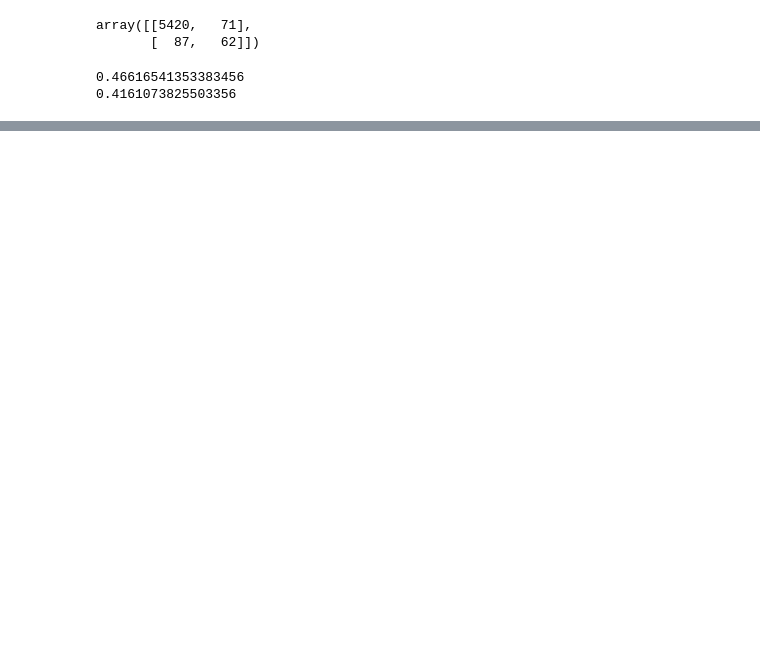
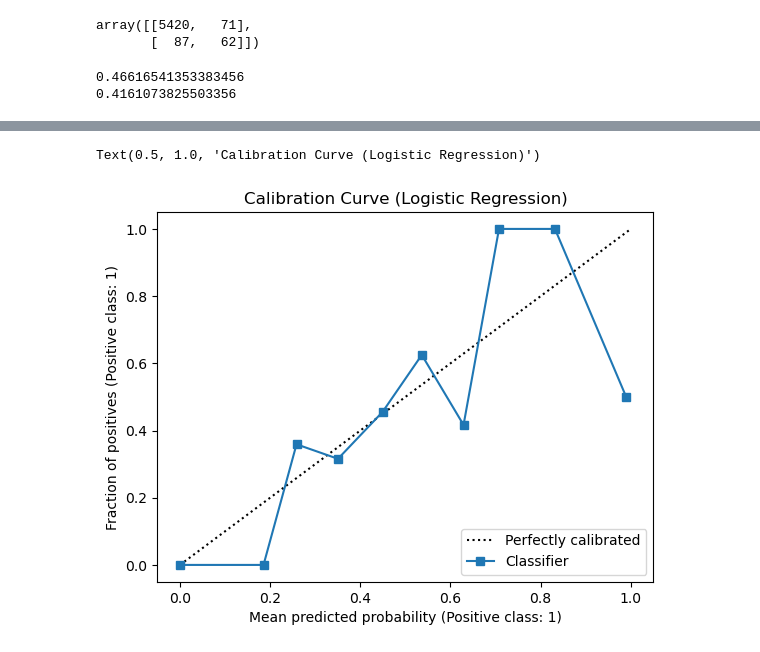
Before and after one commit to yzhao2433/LoanDelinquencyProject, a Jupyter notebook: data_prepartion.ipynb, the cells around one changed output, grey strips where cells are left out. Saved outputs shown, nothing was run; the diff lists cells and outputs as text; code cells hidden in the pictures; blank space fills up the shorter version.

```diff
--- a/data_prepartion.ipynb
+++ b/data_prepartion.ipynb
@@ -511,0 +608,6 @@ print (recall_score(y_test, predictions_test))
+# %%
+CalibrationDisplay.from_predictions(y_test, y_pred_proba, n_bins=10, strategy='uniform')
+plt.title("Calibration Curve (Logistic Regression)")
+# %% [output]
+Text(0.5, 1.0, 'Calibration Curve (Logistic Regression)')
+[figure, added]
```
Also changed, not shown: parts of 15 cells of this notebook.
